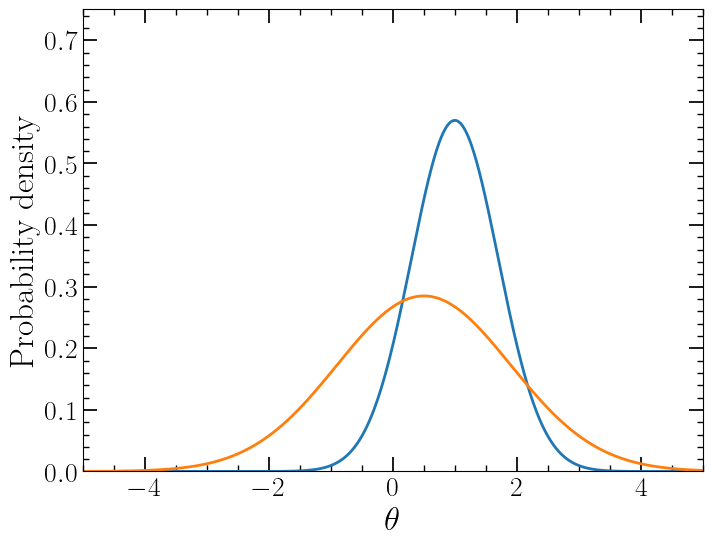
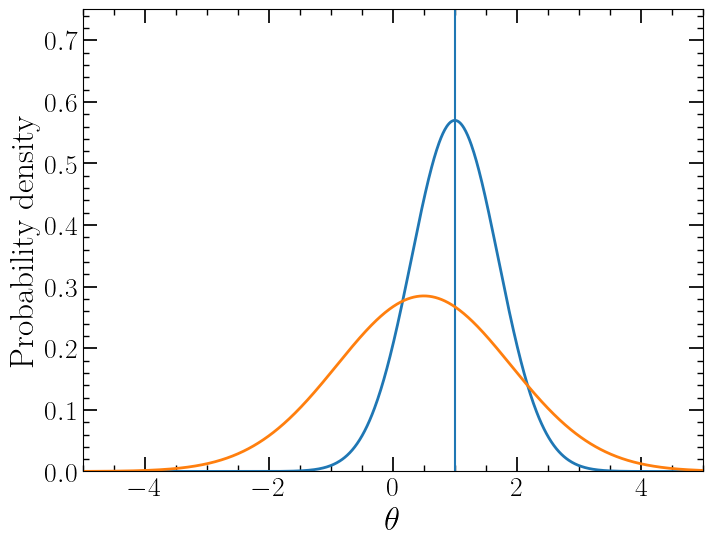
The change to this notebook cell's code, shown as a diff; its figure went from the first image to the second:
--- before
+++ after
@@ -1,5 +1,5 @@
 # --- Simulation parameters ---
-N = int(100)                 # number of data points per experiment
-N_EXP = int(200)        # number of experiments
+N = int(100000)                 # number of data points per experiment
+N_EXP = int(1000)        # number of experiments
 
 F_TRUE = 0.1            # true fraction or None
@@ -12,5 +12,5 @@
 SIGMA_O = 1.4           # Chosen for So values ~0.2 mean
 THETA_MAX = 10
-THETA_CUT = 0
+THETA_CUT = 1
 
 pop_a_true = lambda x: truncnorm.pdf(x, -np.inf, (THETA_MAX - MU_A) / SIGMA_A, MU_A, SIGMA_A)
@@ -19,4 +19,5 @@
 xx = np.linspace(-5, 5, 1000)
 plt.figure(figsize=(8,6))
+plt.vlines(THETA_CUT, 0, 0.75)
 plt.plot(xx, pop_a_true(xx), linewidth=2)
 plt.plot(xx, pop_o_true(xx), linewidth=2)

Commit: add sources with undetected gws to catalogs as well and estimate alpha from that